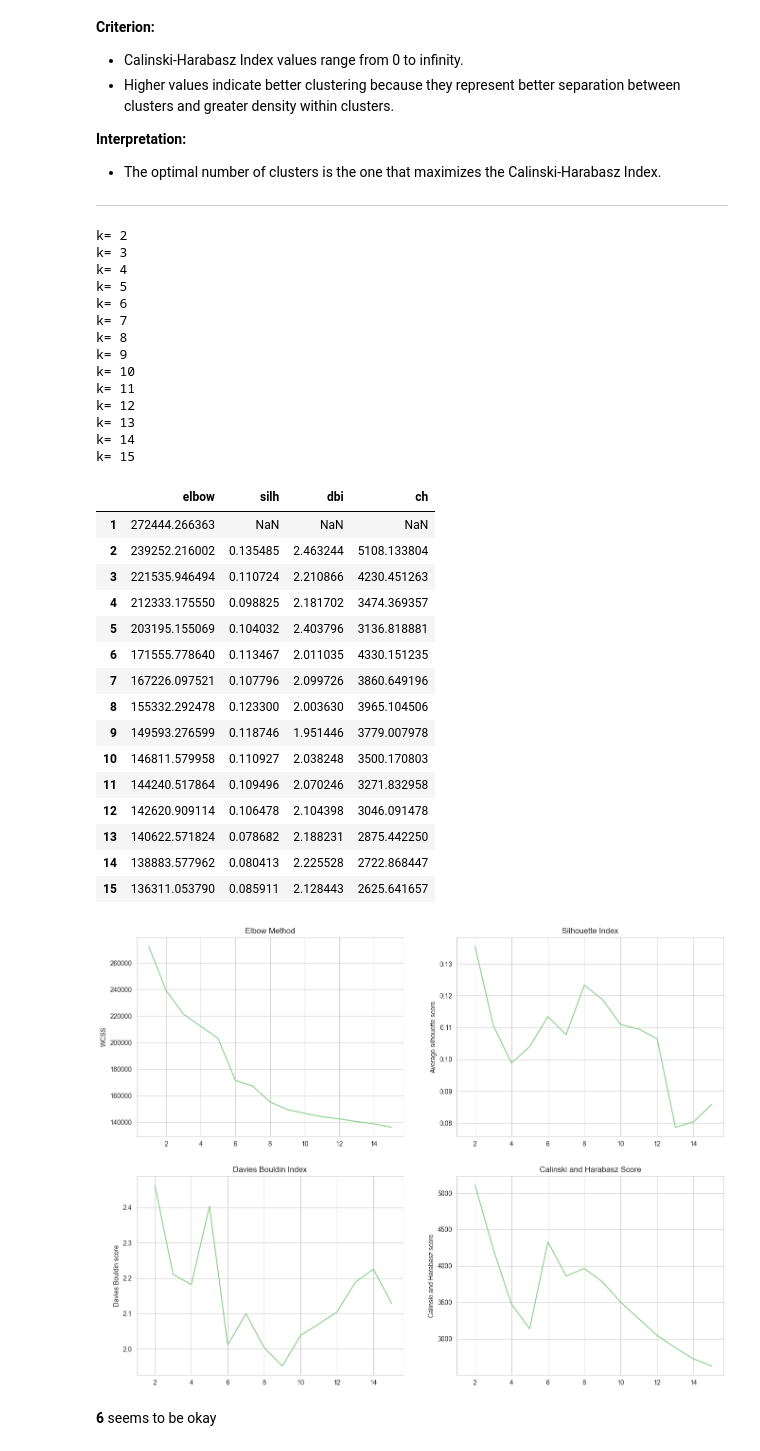
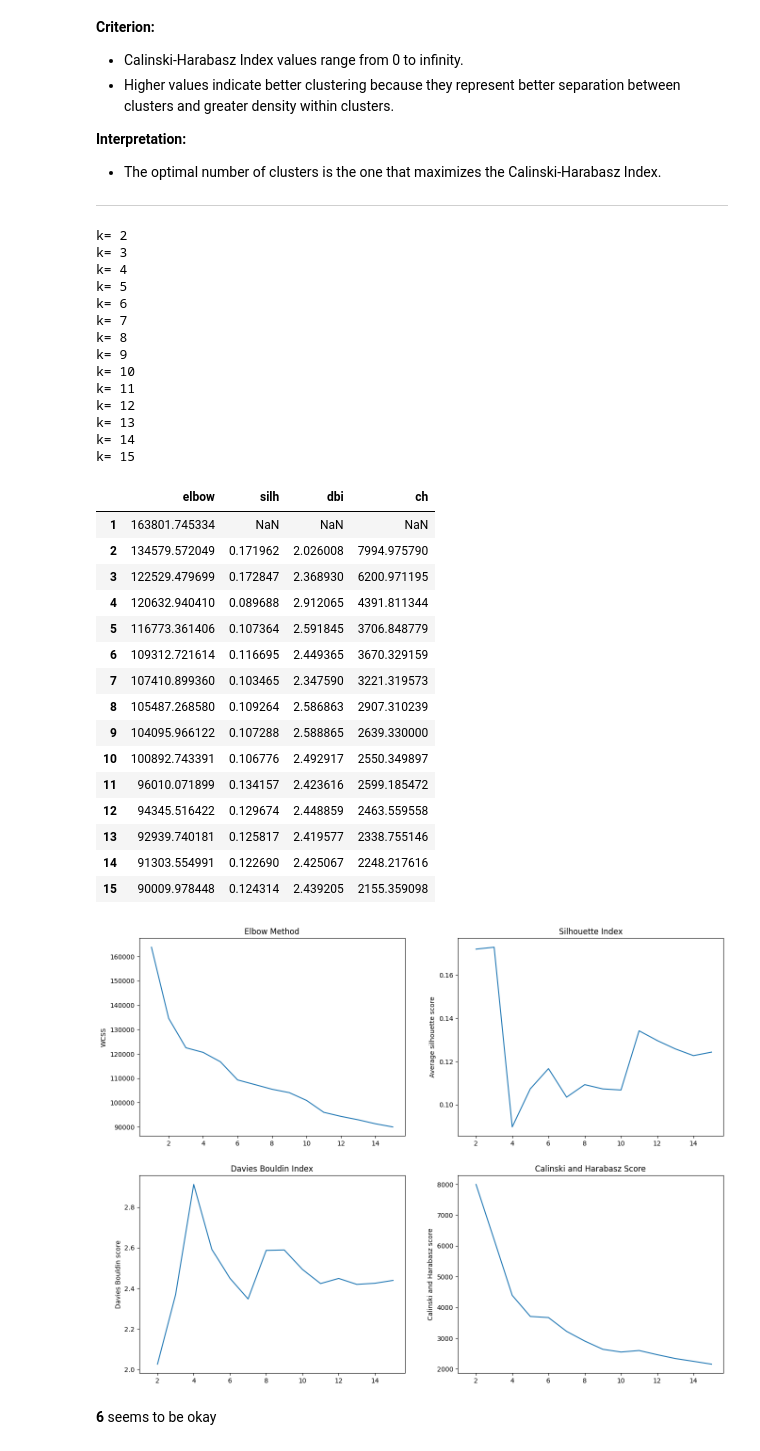
Before and after one commit to Staszek15/Data-Mining-Project, a Jupyter notebook: clustering/clustering1.ipynb, the cells around one changed output. Saved outputs shown, nothing was run; the diff lists cells and outputs as text; code cells hidden in the pictures.

```diff
--- a/clustering/clustering1.ipynb
+++ b/clustering/clustering1.ipynb
@@ -85,7 +85,7 @@ def one_hot_norm(trainset,testset):
     )
 
     train_processed = preprocessor.fit_transform(trainset)
-    test_processed = preprocessor.fit_transform(testset)
+    test_processed = preprocessor.transform(testset)
 
     onehot_cols = preprocessor.named_transformers_['cat'].get_feature_names_out(categorical_colnames)
     all_cols = list(numerical_colnames) + list(onehot_cols)
@@ -213,43 +213,43 @@ def get_optimal_K(df, k_max, set):
 
     plt.savefig(Path('..','plots',f'K-means_ohs_{set}.pdf'))
 
-    measures.to_csv(Path('..','adults_data',f'K-means_measures_ohs_{set}.csv'))
+    measures.to_csv(Path('..','adults_data',f'K-means_measures_ohn_{set}.csv'))
 
     return measures
 # %%
-get_optimal_K(train_ohs, 15, 'test')
+get_optimal_K(train_ohn, 15, 'train')
 # %% [output]
 k= 2
 k= 3
 k= 4
 k= 5
 k= 6
 k= 7
 k= 8
 k= 9
 k= 10
 k= 11
 k= 12
 k= 13
 k= 14
 k= 15
 |  | elbow | silh | dbi | ch |
-| 1 | 272444.266363 | NaN | NaN | NaN |
-| 2 | 239252.216002 | 0.135485 | 2.463244 | 5108.133804 |
-| 3 | 221535.946494 | 0.110724 | 2.210866 | 4230.451263 |
-| 4 | 212333.175550 | 0.098825 | 2.181702 | 3474.369357 |
-| 5 | 203195.155069 | 0.104032 | 2.403796 | 3136.818881 |
-| 6 | 171555.778640 | 0.113467 | 2.011035 | 4330.151235 |
-| 7 | 167226.097521 | 0.107796 | 2.099726 | 3860.649196 |
-| 8 | 155332.292478 | 0.123300 | 2.003630 | 3965.104506 |
-| 9 | 149593.276599 | 0.118746 | 1.951446 | 3779.007978 |
-| 10 | 146811.579958 | 0.110927 | 2.038248 | 3500.170803 |
-| 11 | 144240.517864 | 0.109496 | 2.070246 | 3271.832958 |
-| 12 | 142620.909114 | 0.106478 | 2.104398 | 3046.091478 |
-| 13 | 140622.571824 | 0.078682 | 2.188231 | 2875.442250 |
-| 14 | 138883.577962 | 0.080413 | 2.225528 | 2722.868447 |
-| 15 | 136311.053790 | 0.085911 | 2.128443 | 2625.641657 |
+| 1 | 163801.745334 | NaN | NaN | NaN |
+| 2 | 134579.572049 | 0.171962 | 2.026008 | 7994.975790 |
+| 3 | 122529.479699 | 0.172847 | 2.368930 | 6200.971195 |
+| 4 | 120632.940410 | 0.089688 | 2.912065 | 4391.811344 |
+| 5 | 116773.361406 | 0.107364 | 2.591845 | 3706.848779 |
+| 6 | 109312.721614 | 0.116695 | 2.449365 | 3670.329159 |
+| 7 | 107410.899360 | 0.103465 | 2.347590 | 3221.319573 |
+| 8 | 105487.268580 | 0.109264 | 2.586863 | 2907.310239 |
+| 9 | 104095.966122 | 0.107288 | 2.588865 | 2639.330000 |
+| 10 | 100892.743391 | 0.106776 | 2.492917 | 2550.349897 |
+| 11 | 96010.071899 | 0.134157 | 2.423616 | 2599.185472 |
+| 12 | 94345.516422 | 0.129674 | 2.448859 | 2463.559558 |
+| 13 | 92939.740181 | 0.125817 | 2.419577 | 2338.755146 |
+| 14 | 91303.554991 | 0.122690 | 2.425067 | 2248.217616 |
+| 15 | 90009.978448 | 0.124314 | 2.439205 | 2155.359098 |
-[figure, old version]
+[figure, new version]
 # %% [markdown]
 
  **6** seems to be okay
```
Also changed, not shown: parts of 3 cells of this notebook, 27 other files.
